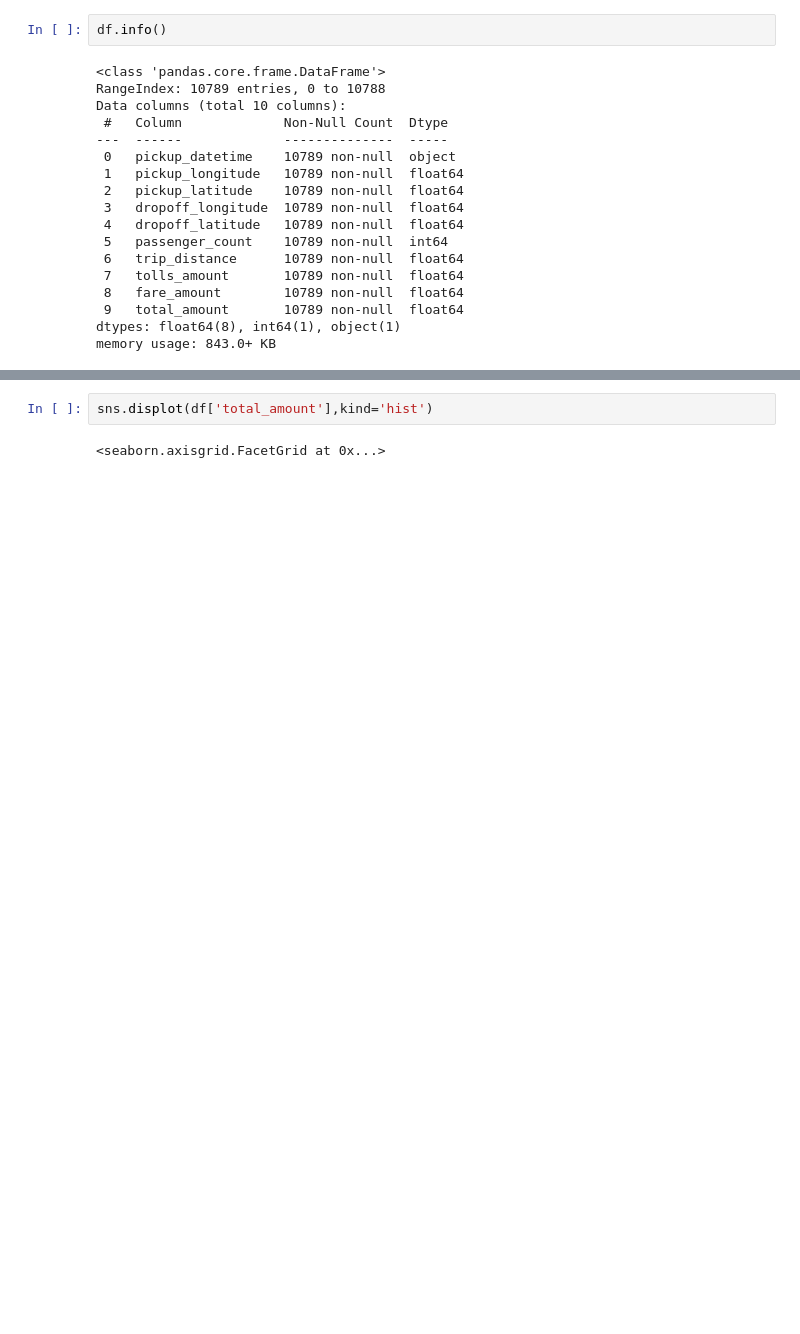
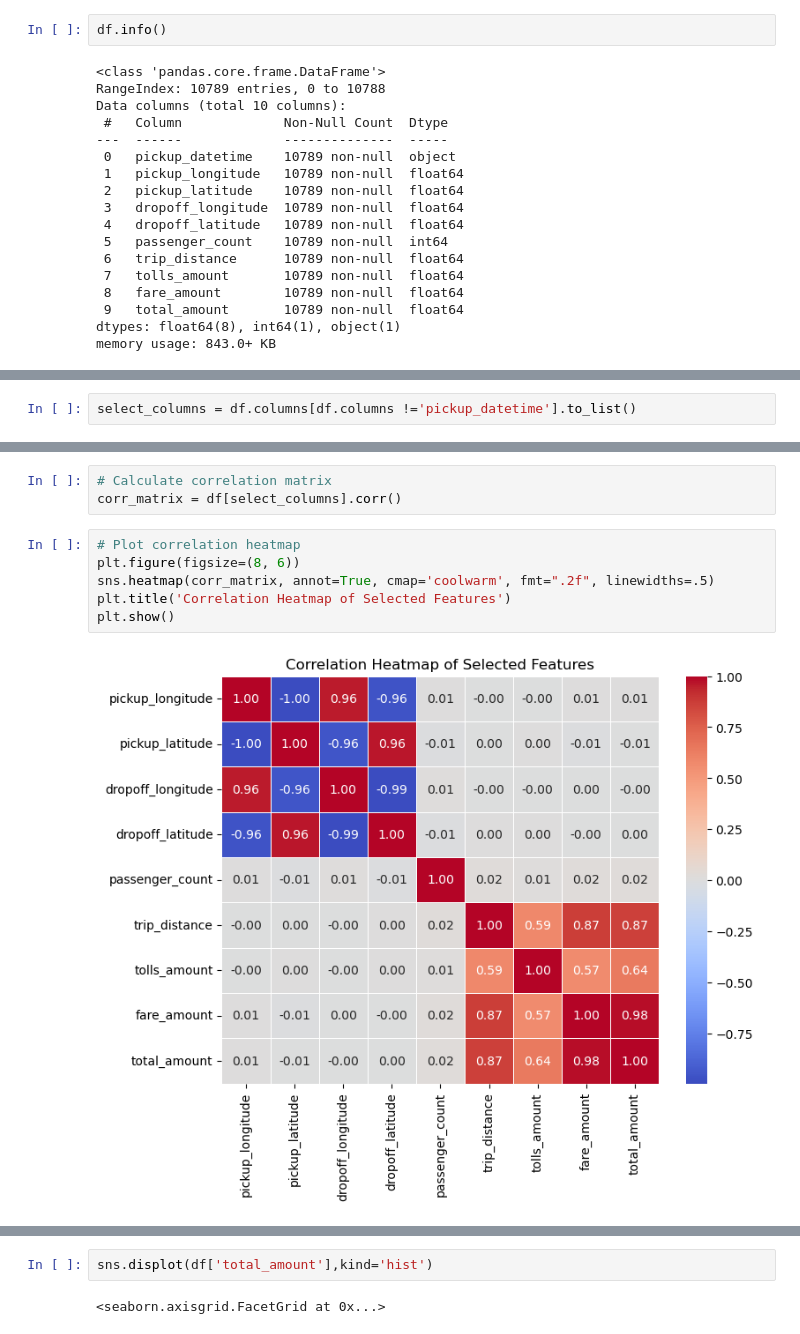
Before and after one commit to ADEYEMIBolaji/Predicting_Trip_Price, a Jupyter notebook: NYC_Trips.ipynb, the cells around one changed output, grey strips where cells are left out. Saved outputs shown, nothing was run; the diff lists cells and outputs as text; blank space fills up the shorter version.

```diff
--- a/NYC_Trips.ipynb
+++ b/NYC_Trips.ipynb
@@ -114,0 +111,2 @@ sns.heatmap(df.corr(numeric_only=True))
+# %%
+select_columns = df.columns[df.columns !='pickup_datetime'].to_list()
@@ -114,0 +141,11 @@ sns.heatmap(df.corr(numeric_only=True))
+# %%
+# Calculate correlation matrix
+corr_matrix = df[select_columns].corr()
+# %%
+# Plot correlation heatmap
+plt.figure(figsize=(8, 6))
+sns.heatmap(corr_matrix, annot=True, cmap='coolwarm', fmt=".2f", linewidths=.5)
+plt.title('Correlation Heatmap of Selected Features')
+plt.show()
+# %% [output]
+[figure, added]
```
Also changed, not shown: parts of 54 cells of this notebook.
